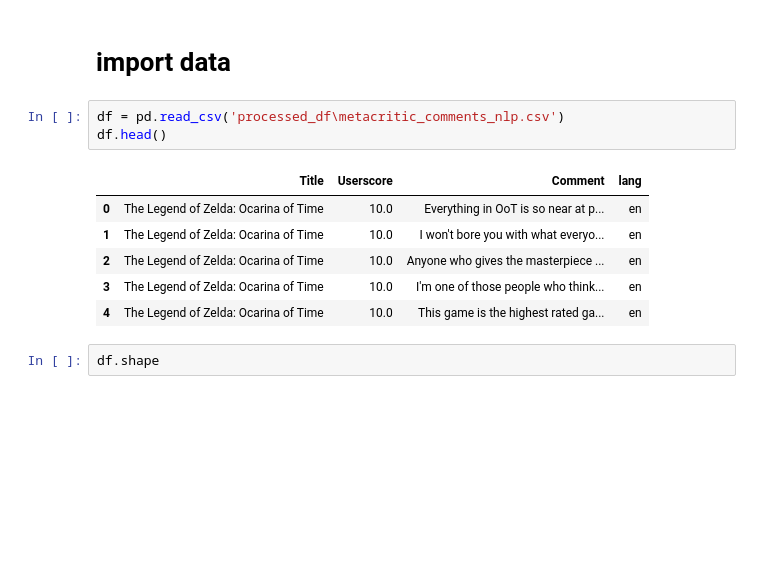
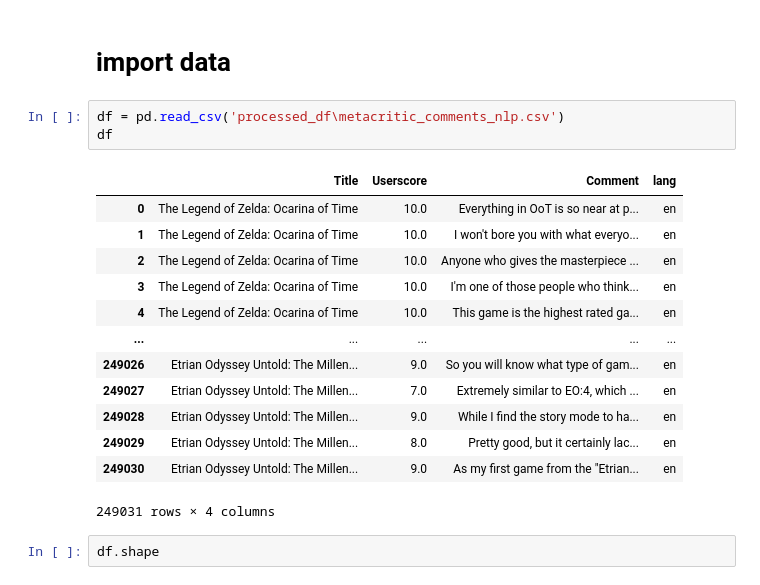
Before and after one commit to vivyhasadream/Game_Recommender_System_W_Sentimental_Analyzer, a Jupyter notebook: 2_EDA_NLP_metacritic.ipynb, the cells around one changed output. Drawn from its saved outputs; the diff is of its cells as text; blank space fills up the shorter version.

```diff
--- a/2_EDA_NLP_metacritic.ipynb
+++ b/2_EDA_NLP_metacritic.ipynb
@@ -33,14 +33,21 @@ import time
 # import data
 # %%
 df = pd.read_csv('processed_df\metacritic_comments_nlp.csv')
-df.head()
+df
 # %% [output]
 |  | Title | Userscore | Comment | lang |
 | 0 | The Legend of Zelda: Ocarina of Time | 10.0 | Everything in OoT is so near at p... | en |
 | 1 | The Legend of Zelda: Ocarina of Time | 10.0 | I won't bore you with what everyo... | en |
 | 2 | The Legend of Zelda: Ocarina of Time | 10.0 | Anyone who gives the masterpiece ... | en |
 | 3 | The Legend of Zelda: Ocarina of Time | 10.0 | I'm one of those people who think... | en |
 | 4 | The Legend of Zelda: Ocarina of Time | 10.0 | This game is the highest rated ga... | en |
+| ... | ... | ... | ... | ... |
+| 249026 | Etrian Odyssey Untold: The Millen... | 9.0 | So you will know what type of gam... | en |
+| 249027 | Etrian Odyssey Untold: The Millen... | 7.0 | Extremely similar to EO:4, which ... | en |
+| 249028 | Etrian Odyssey Untold: The Millen... | 9.0 | While I find the story mode to ha... | en |
+| 249029 | Etrian Odyssey Untold: The Millen... | 8.0 | Pretty good, but it certainly lac... | en |
+| 249030 | Etrian Odyssey Untold: The Millen... | 9.0 | As my first game from the "Etrian... | en |
+249031 rows × 4 columns
 # %%
 df.shape
 # %% [output]
```
Also changed, not shown: 4 other files.
